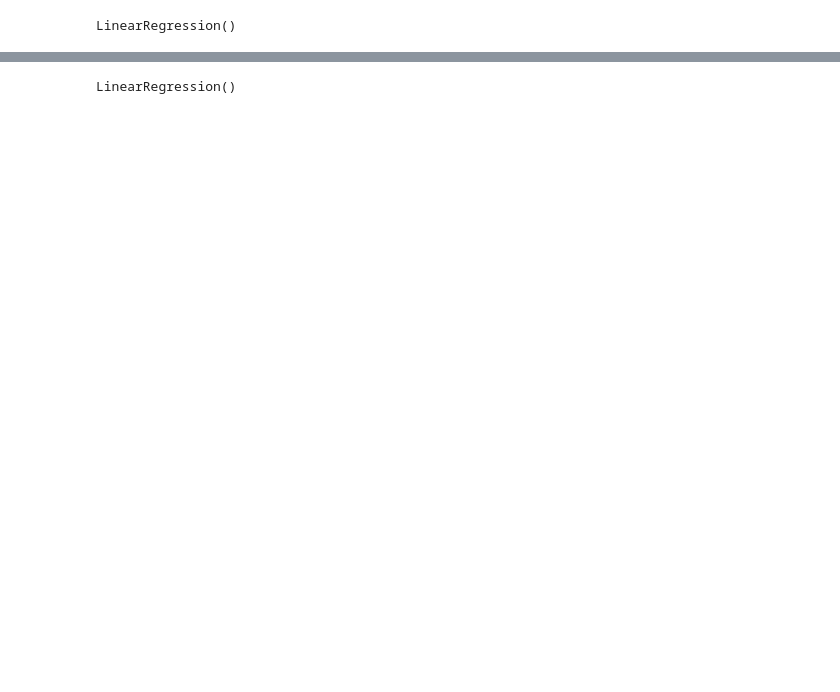
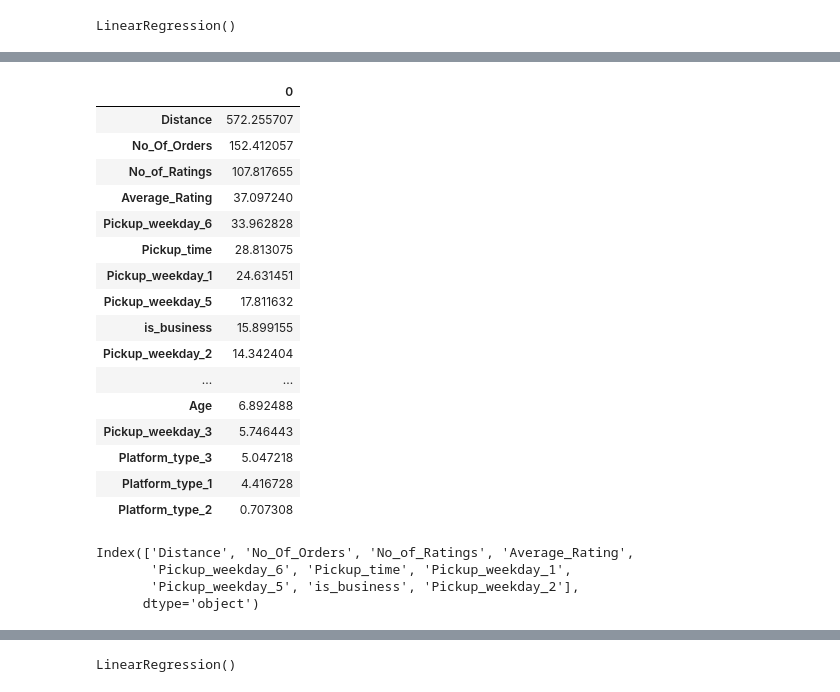
Before and after one commit to hughvd/sendy-logistics, a Jupyter notebook: modeling.ipynb, the cells around one changed output, grey strips where cells are left out. Cells and saved outputs as stored; diff of their text form; code cells hidden in the pictures; blank space fills up the shorter version.

```diff
--- a/modeling.ipynb
+++ b/modeling.ipynb
@@ -206,3 +175,37 @@ sns.barplot(x=features, y=coefficients)
+# %%
+feature_ranking = pd.DataFrame(data=coefficients, index=X.columns)
+# %%
+feature_ranking[0] = abs(feature_ranking[0])
+# %%
+feature_ranking = feature_ranking.sort_values([0], ascending=False)
+# %%
+feature_ranking
+# %% [output]
+|  | 0 |
+| Distance | 572.255707 |
+| No_Of_Orders | 152.412057 |
+| No_of_Ratings | 107.817655 |
+| Average_Rating | 37.097240 |
+| Pickup_weekday_6 | 33.962828 |
+| Pickup_time | 28.813075 |
+| Pickup_weekday_1 | 24.631451 |
+| Pickup_weekday_5 | 17.811632 |
+| is_business | 15.899155 |
+| Pickup_weekday_2 | 14.342404 |
+| ... | ... |
+| Age | 6.892488 |
+| Pickup_weekday_3 | 5.746443 |
+| Platform_type_3 | 5.047218 |
+| Platform_type_1 | 4.416728 |
+| Platform_type_2 | 0.707308 |
+# %%
+top10 = feature_ranking.index[0:10]
+top10
+# %% [output]
+Index(['Distance', 'No_Of_Orders', 'No_of_Ratings', 'Average_Rating',
+       'Pickup_weekday_6', 'Pickup_time', 'Pickup_weekday_1',
+       'Pickup_weekday_5', 'is_business', 'Pickup_weekday_2'],
+      dtype='object')
 # %%
 X.head()
 # %% [output]
```
Also changed, not shown: parts of 46 cells of this notebook.
